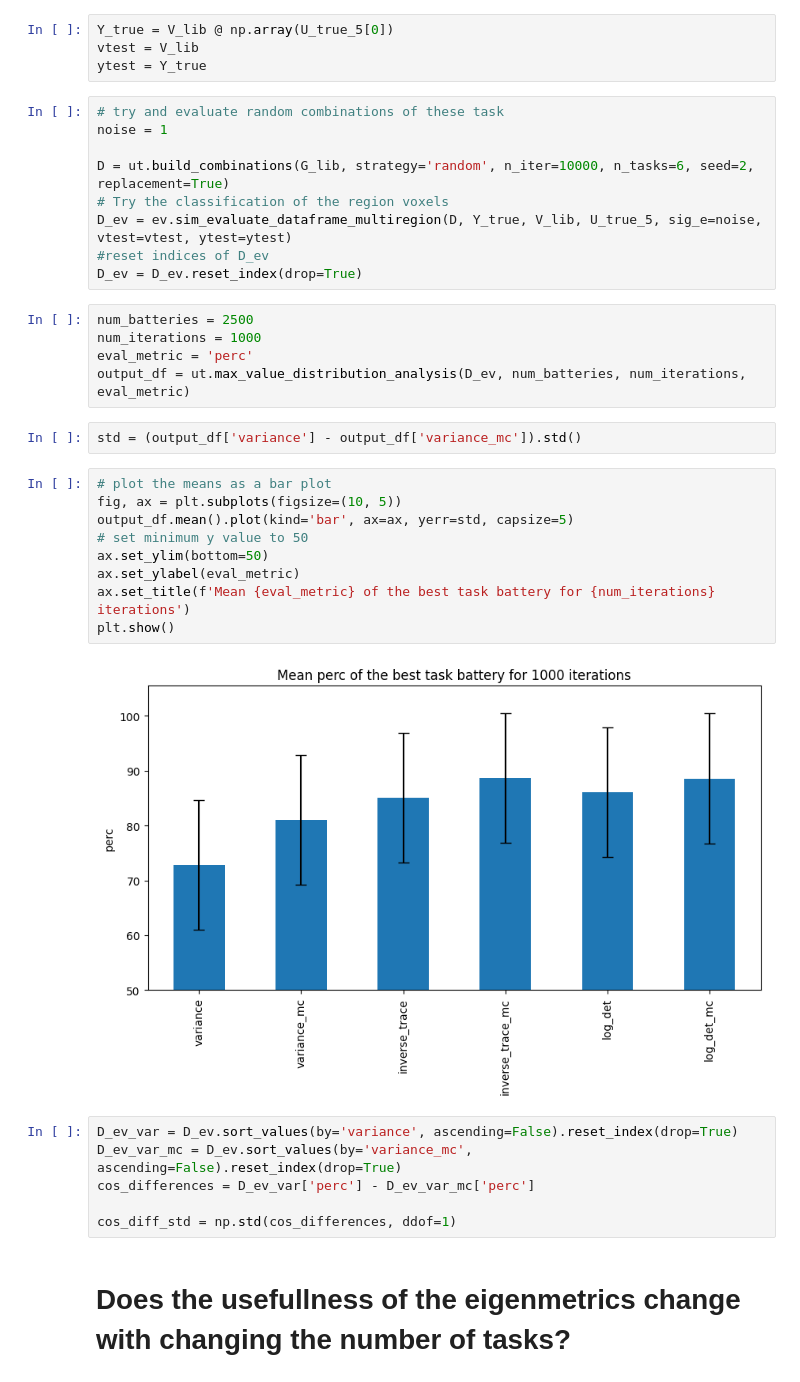
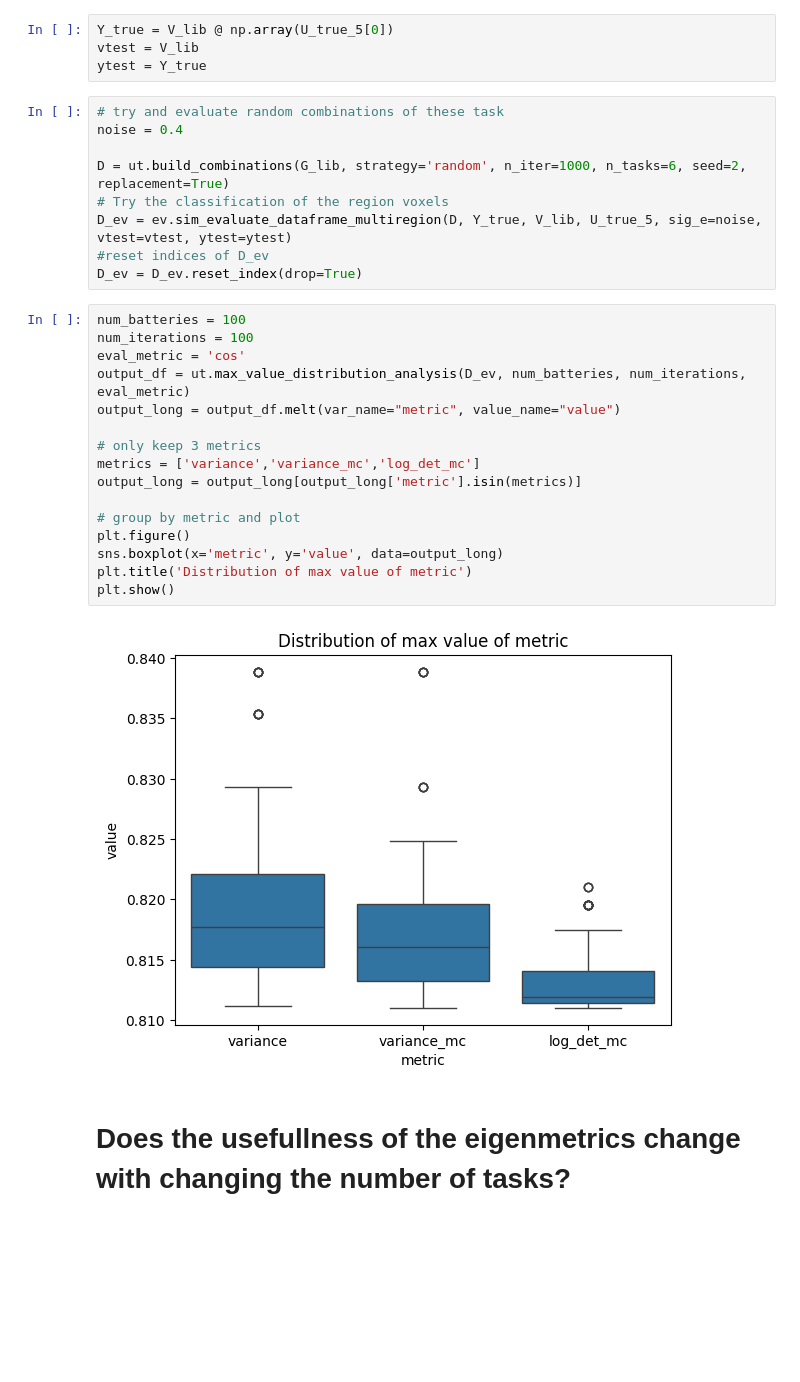
Before and after one commit to DiedrichsenLab/OptimalBattery, a Jupyter notebook: notebooks/5.sim_eval_multi_randLib.ipynb, the cells around one changed output. Saved outputs shown, nothing was run; the diff lists cells and outputs as text; blank space fills up the shorter version.

```diff
--- a/notebooks/5.sim_eval_multi_randLib.ipynb
+++ b/notebooks/5.sim_eval_multi_randLib.ipynb
@@ -93,37 +93,31 @@ vtest = V_lib
 ytest = Y_true
 # %%
 # try and evaluate random combinations of these task
-noise = 1
+noise = 0.4
 
-D = ut.build_combinations(G_lib, strategy='random', n_iter=10000, n_tasks=6, seed=2, replacement=True)
+D = ut.build_combinations(G_lib, strategy='random', n_iter=1000, n_tasks=6, seed=2, replacement=True)
 # Try the classification of the region voxels
 D_ev = ev.sim_evaluate_dataframe_multiregion(D, Y_true, V_lib, U_true_5, sig_e=noise, vtest=vtest, ytest=ytest)
 #reset indices of D_ev
 D_ev = D_ev.reset_index(drop=True)
-# %%
-num_batteries = 2500
-num_iterations = 1000
-eval_metric = 'perc'
-output_df = ut.max_value_distribution_analysis(D_ev, num_batteries, num_iterations, eval_metric)
-# %%
-std = (output_df['variance'] - output_df['variance_mc']).std()
-# %%
-# plot the means as a bar plot
-fig, ax = plt.subplots(figsize=(10, 5))
-output_df.mean().plot(kind='bar', ax=ax, yerr=std, capsize=5)
-# set minimum y value to 50
-ax.set_ylim(bottom=50)
-ax.set_ylabel(eval_metric)
-ax.set_title(f'Mean {eval_metric} of the best task battery for {num_iterations} iterations')
-plt.show()
-# %% [output]
-[figure, removed]
-# %%
-D_ev_var = D_ev.sort_values(by='variance', ascending=False).reset_index(drop=True)
-D_ev_var_mc = D_ev.sort_values(by='variance_mc', ascending=False).reset_index(drop=True)
-cos_differences = D_ev_var['perc'] - D_ev_var_mc['perc']
-
-cos_diff_std = np.std(cos_differences, ddof=1)
+# %%
+num_batteries = 100
+num_iterations = 100
+eval_metric = 'cos'
+output_df = ut.max_value_distribution_analysis(D_ev, num_batteries, num_iterations, eval_metric)
+output_long = output_df.melt(var_name="metric", value_name="value")
+
+# only keep 3 metrics
+metrics = ['variance','variance_mc','log_det_mc']
+output_long = output_long[output_long['metric'].isin(metrics)]
+
+# group by metric and plot
+plt.figure()
+sns.boxplot(x='metric', y='value', data=output_long)
+plt.title('Distribution of max value of metric')
+plt.show()
+# %% [output]
+[figure, added]
 # %% [markdown]
 # Does the usefullness of the eigenmetrics change with changing the number of tasks?
 # %%
```
Also changed, not shown: parts of 8 cells of this notebook, 2 other files.
